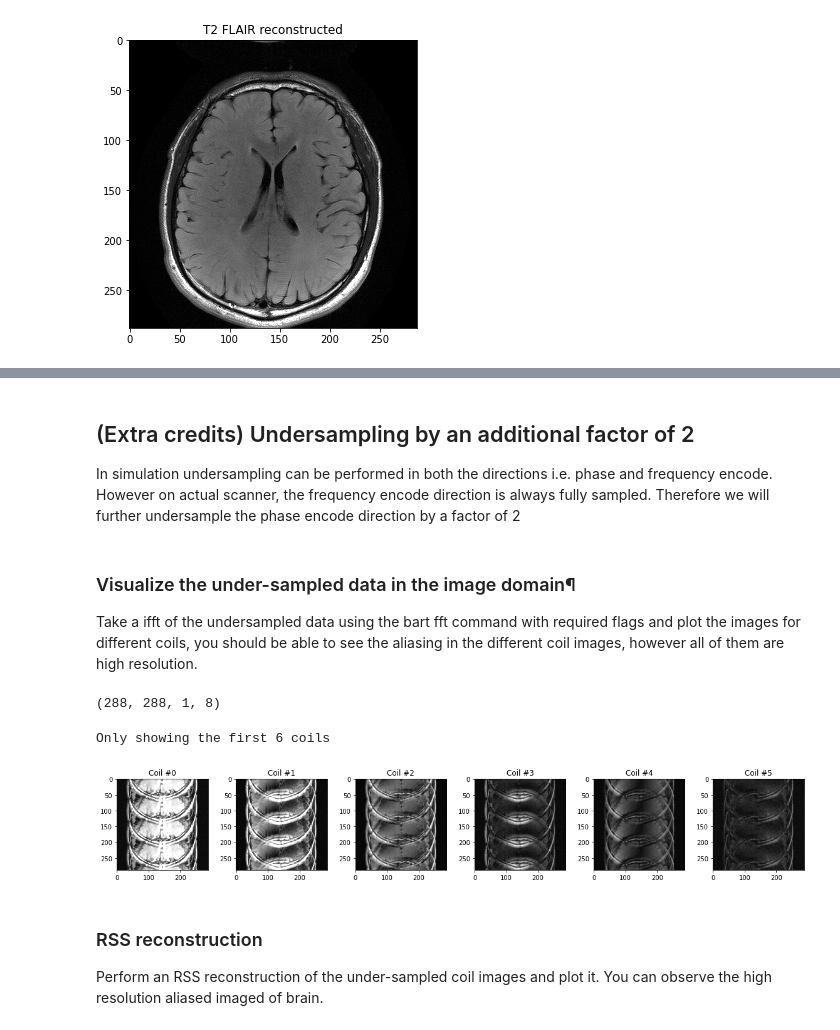
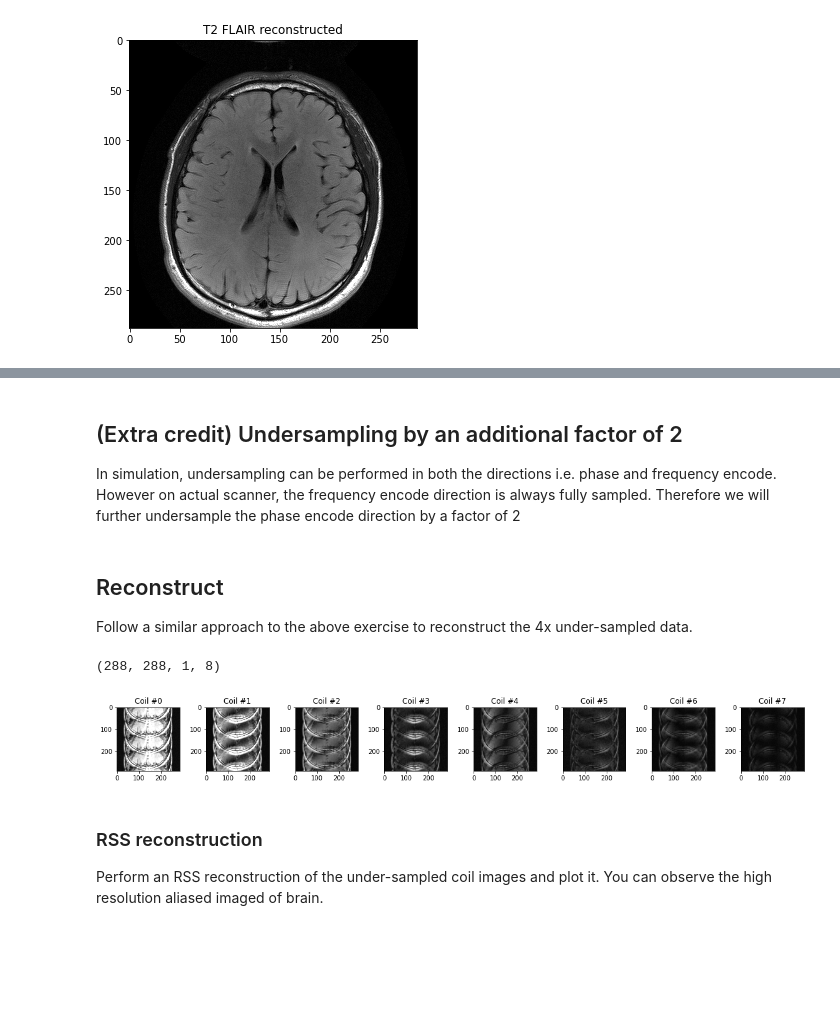
Before and after one commit to mrirecon/bart-webinars, a Jupyter notebook: webinar4/exercise/webinar4_exercise_soln.ipynb, the cells around one changed output, grey strips where cells are left out. Saved outputs shown, nothing was run; the diff lists cells and outputs as text; code cells hidden in the pictures; blank space fills up the shorter version.

```diff
--- a/webinar4/exercise/webinar4_exercise_soln.ipynb
+++ b/webinar4/exercise/webinar4_exercise_soln.ipynb
@@ -135,3 +149,10 @@ Scale factor: 0.00024
 # %% [markdown]
 ## Plot and observe the under-sampled k-space data
 Now we will look at the under-sampled data.
+# %%
+fig, axes = plt.subplots(2, 6, figsize=(16, 6))
+plt.tight_layout() # This automatically puts space between plots and make it tidy
+for i in range(2):
+    for ax, index in zip(axes[i], range(12)):
+        ax.imshow(np.abs(ksp_und[...,i*6+index]), cmap='gray', vmax=.00002)
+        ax.set_title('Coil #{}'.format(i*6 + index))
@@ -138,10 +195,9 @@ Now we will look at the under-sampled data.
 # %%
-# undersampled k-space data of the main image
-fig, axes = plt.subplots(1, 6, figsize=(16, 8))
+# visualize the aliased images
+fig, axes = plt.subplots(2, 6, figsize=(16, 6))
 plt.tight_layout() # This automatically puts space between plots and make it tidy
-
-for ax, index in zip(axes, range(12)):
-    ax.imshow(np.abs(ksp_und[...,index]),cmap='gray',vmax=.00001)
-    ax.set_title('Coil #{}'.format(index))
-print('Only showing the first 6 coils')
+for i in range(2):
+    for ax, index in zip(axes[i], range(12)):
+        ax.imshow(np.abs(cimg_und[...,i*6+index]),cmap='gray',vmax=.00004)
+        ax.set_title('Coil #{}'.format(i*6 + index))
 # %% [output]
@@ -174,9 +204,0 @@ print(cimg_und.shape)
-# %%
-#visualize the aliased images
-fig, axes = plt.subplots(1, 6, figsize=(16, 8))
-plt.tight_layout() # This automatically puts space between plots and make it tidy
-
-for ax, index in zip(axes, range(12)):
-    ax.imshow(np.abs(cimg_und[...,index]),cmap='gray',vmax=.00003)
-    ax.set_title('Coil #{}'.format(index))
-print('Only showing the first 6 coils')
@@ -286,5 +370,5 @@ Text(0.5, 1.0, 'T2 FLAIR reconstructed')
 # %% [markdown]
-## (Extra credits) Undersampling by an additional factor of 2
-In simulation undersampling can be performed in both the directions i.e. phase and frequency encode. However on actual scanner, the frequency encode direction is always fully sampled. Therefore we will further undersample the phase encode direction by a factor of 2
+## (Extra credit) Undersampling by an additional factor of 2
+In simulation, undersampling can be performed in both the directions i.e. phase and frequency encode. However on actual scanner, the frequency encode direction is always fully sampled. Therefore we will further undersample the phase encode direction by a factor of 2
 # %%
 ksp_cc_und_4x = np.zeros((ksp_cc_und.shape),dtype=complex)
@@ -291,8 +376,8 @@ ksp_cc_und_4x = np.zeros((ksp_cc_und.shape),dtype=complex)
 ksp_cc_und_4x[1::4,...] = ksp_cc_und[1::4,...] #undersampling in the phase encode direction
 # ksp_cc_und_4x[:,1::2,:] = ksp_cc_und[:,1::2,:] #undersampling in the frequency encode direction
-# %% [markdown]
-### Visualize the under-sampled data in the image domain¶
-Take a ifft of the undersampled data using the bart fft command with required flags and plot the images for different coils, you should be able to see the aliasing in the different coil images, however all of them are high resolution.
+# %% [markdown]
+## Reconstruct
+Follow a similar approach to the above exercise to reconstruct the 4x under-sampled data.
 # %%
 #take a naive ifft
 cimg_und_4x = bart(1,'fft -i -u 3', ksp_cc_und_4x)
@@ -301,16 +386,14 @@ print(cimg_und_4x.shape)
 (288, 288, 1, 8)
 # %%
 #visualize the aliased images
-fig, axes = plt.subplots(1, 6, figsize=(16, 8))
+fig, axes = plt.subplots(1, num_vcoils, figsize=(16, 8))
 plt.tight_layout() # This automatically puts space between plots and make it tidy
 
-for ax, index in zip(axes, range(12)):
+for ax, index in zip(axes, range(num_vcoils)):
     ax.imshow(np.abs(cimg_und_4x[...,index]),cmap='gray',vmax=.00003)
     ax.set_title('Coil #{}'.format(index))
-print('Only showing the first 6 coils')
 # %% [output]
-Only showing the first 6 coils
-[figure, old version]
+[figure, new version]
 # %% [markdown]
 ### RSS reconstruction
 Perform an RSS reconstruction of the under-sampled coil images and plot it. You can observe the high resolution aliased imaged of brain.
```
Also changed, not shown: parts of 39 cells of this notebook, 1 other file.
